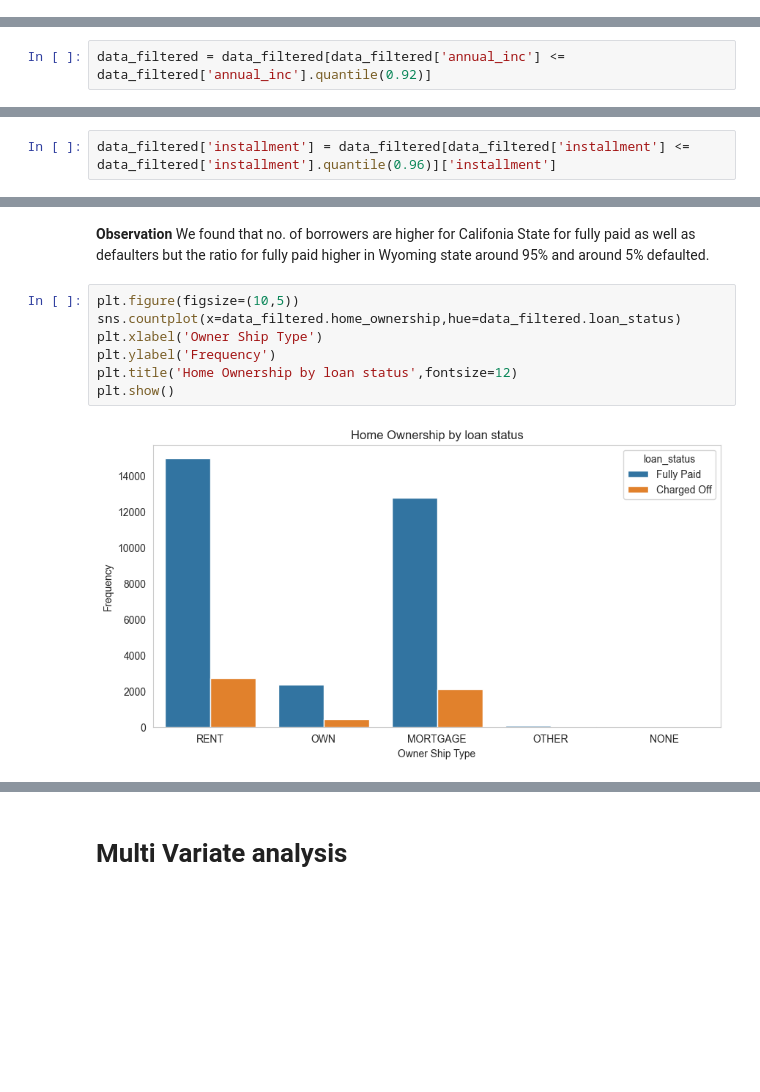
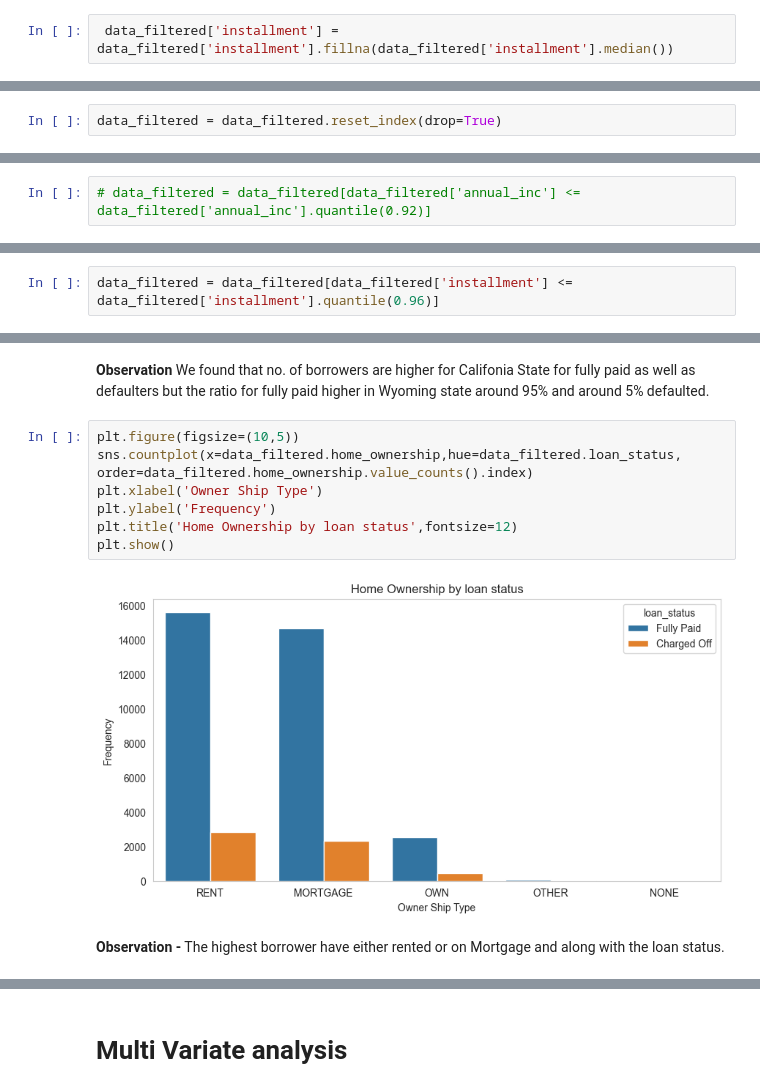
Before and after one commit to VishalVema/lendingclubcasestudy, a Jupyter notebook: lending club.ipynb, the cells around one changed output, grey strips where cells are left out. Saved outputs shown, nothing was run; the diff lists cells and outputs as text; blank space fills up the shorter version.

Commit message:
added Observations and made fixes

```diff
--- a/lending club.ipynb
+++ b/lending club.ipynb
@@ -273,6 +275,10 @@ Name: emp_length, Length: 38577, dtype: object
+# %%
+ data_filtered['installment'] = data_filtered['installment'].fillna(data_filtered['installment'].median())
 # %%
 data_filtered = data_filtered.dropna(subset=['revol_util'])
 # %%
 data_filtered['revol_util'].isnull().sum()
 # %% [output]
 0
+# %%
+data_filtered = data_filtered.reset_index(drop=True)
@@ -401,7 +438,7 @@ data_filtered[data_filtered['annual_inc'] <= data_filtered['annual_inc'].quantil
 <Axes: >
 [figure]
 # %%
-data_filtered = data_filtered[data_filtered['annual_inc'] <= data_filtered['annual_inc'].quantile(0.92)]
+# data_filtered = data_filtered[data_filtered['annual_inc'] <= data_filtered['annual_inc'].quantile(0.92)]
 # %%
 data_filtered['loan_amnt'].plot.box()
 # %% [output]
@@ -451,5 +488,5 @@ data_filtered[data_filtered['installment'] <= data_filtered['installment'].quant
 # %%
-data_filtered['installment'] = data_filtered[data_filtered['installment'] <= data_filtered['installment'].quantile(0.96)]['installment']
+data_filtered = data_filtered[data_filtered['installment'] <= data_filtered['installment'].quantile(0.96)]
 # %% [markdown]
 # Univariate Analysis
 # %%
@@ -728,11 +793,13 @@ plt.show()
 <b>Observation </b> We found that no. of borrowers are higher for Califonia State for fully paid as well as defaulters but the ratio for fully paid higher in Wyoming state around 95% and around 5% defaulted.
 # %%
 plt.figure(figsize=(10,5))
-sns.countplot(x=data_filtered.home_ownership,hue=data_filtered.loan_status)
+sns.countplot(x=data_filtered.home_ownership,hue=data_filtered.loan_status, order=data_filtered.home_ownership.value_counts().index)
 plt.xlabel('Owner Ship Type')
 plt.ylabel('Frequency')
 plt.title('Home Ownership by loan status',fontsize=12)
 plt.show()
 # %% [output]
-[figure, old version]
+[figure, new version]
+# %% [markdown]
+<b>Observation -</b> The highest borrower have either rented or on Mortgage and along with the loan status.
 # %%
```
Also changed, not shown: parts of 66 cells of this notebook.
